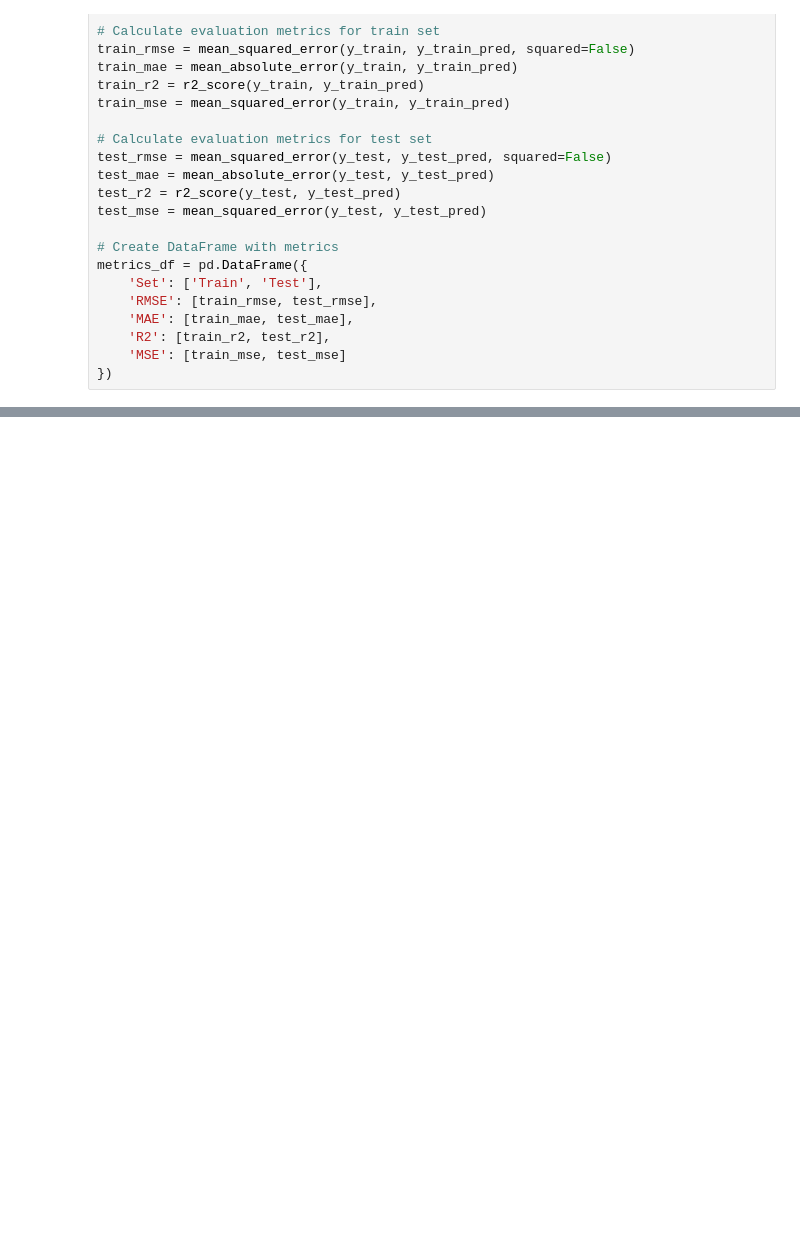
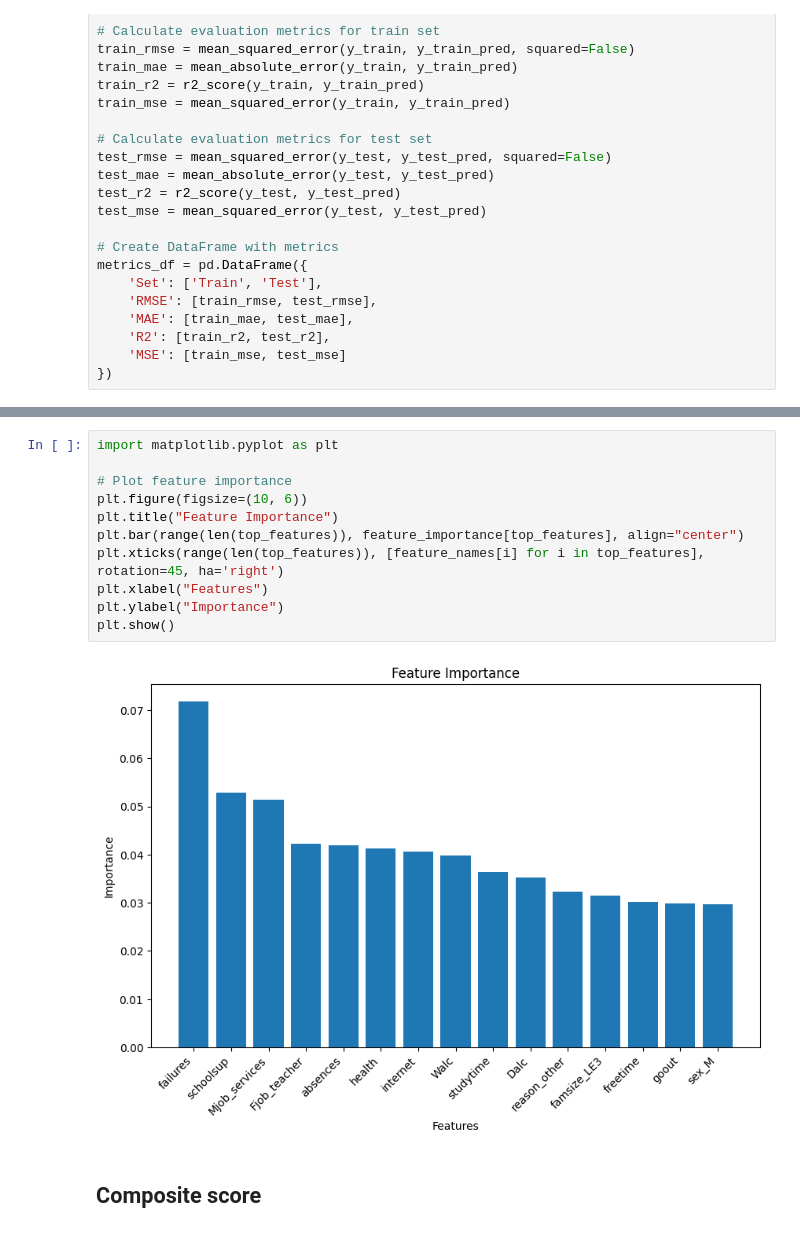
Before and after one commit to adelchi91/school_help_dashboard, a Jupyter notebook: model_creation.ipynb, the cells around one changed output, grey strips where cells are left out. Cells and saved outputs as stored; diff of their text form; blank space fills up the shorter version.

```diff
--- a/model_creation.ipynb
+++ b/model_creation.ipynb
@@ -291,0 +203,15 @@ metrics_df
+# %%
+import matplotlib.pyplot as plt
+
+# Plot feature importance
+plt.figure(figsize=(10, 6))
+plt.title("Feature Importance")
+plt.bar(range(len(top_features)), feature_importance[top_features], align="center")
+plt.xticks(range(len(top_features)), [feature_names[i] for i in top_features], rotation=45, ha='right')
+plt.xlabel("Features")
+plt.ylabel("Importance")
+plt.show()
+# %% [output]
+[figure, added]
+# %% [markdown]
+## Composite score
```
Also changed, not shown: parts of 10 cells of this notebook.
